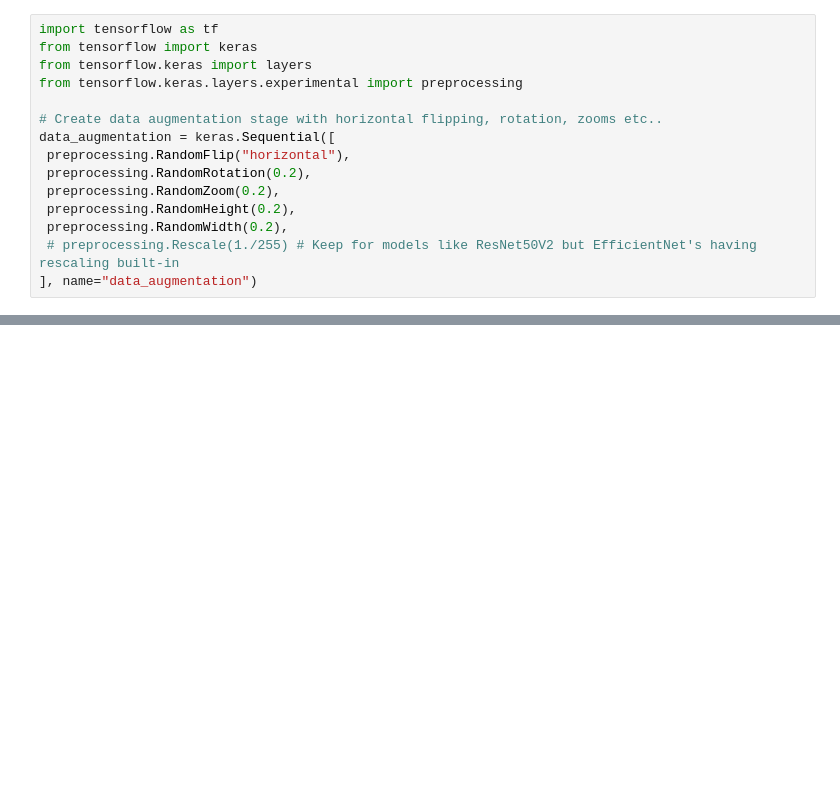
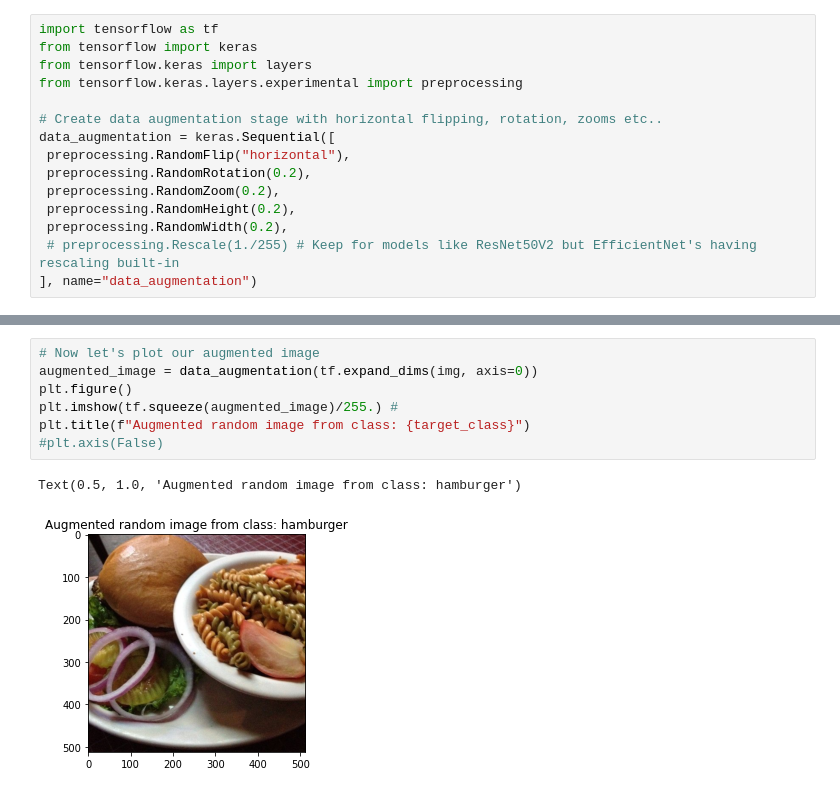
Before and after one commit to Priyo-prog/Deep-Learning-with-Tensorflow, a Jupyter notebook: Transfer Learning with Tensorflow/transfer_learning_with_tensorflow_fine_tuning.ipynb, the cells around one changed output, grey strips where cells are left out. Saved outputs shown, nothing was run; the diff lists cells and outputs as text; blank space fills up the shorter version.

```diff
--- a/Transfer Learning with Tensorflow/transfer_learning_with_tensorflow_fine_tuning.ipynb
+++ b/Transfer Learning with Tensorflow/transfer_learning_with_tensorflow_fine_tuning.ipynb
@@ -429,0 +475,10 @@ data_augmentation = keras.Sequential([
+# %%
+# Now let's plot our augmented image
+augmented_image = data_augmentation(tf.expand_dims(img, axis=0))
+plt.figure()
+plt.imshow(tf.squeeze(augmented_image)/255.) #
+plt.title(f"Augmented random image from class: {target_class}")
+#plt.axis(False)
+# %% [output]
+Text(0.5, 1.0, 'Augmented random image from class: hamburger')
+[figure, added]
```
Also changed, not shown: parts of 15 cells of this notebook.
